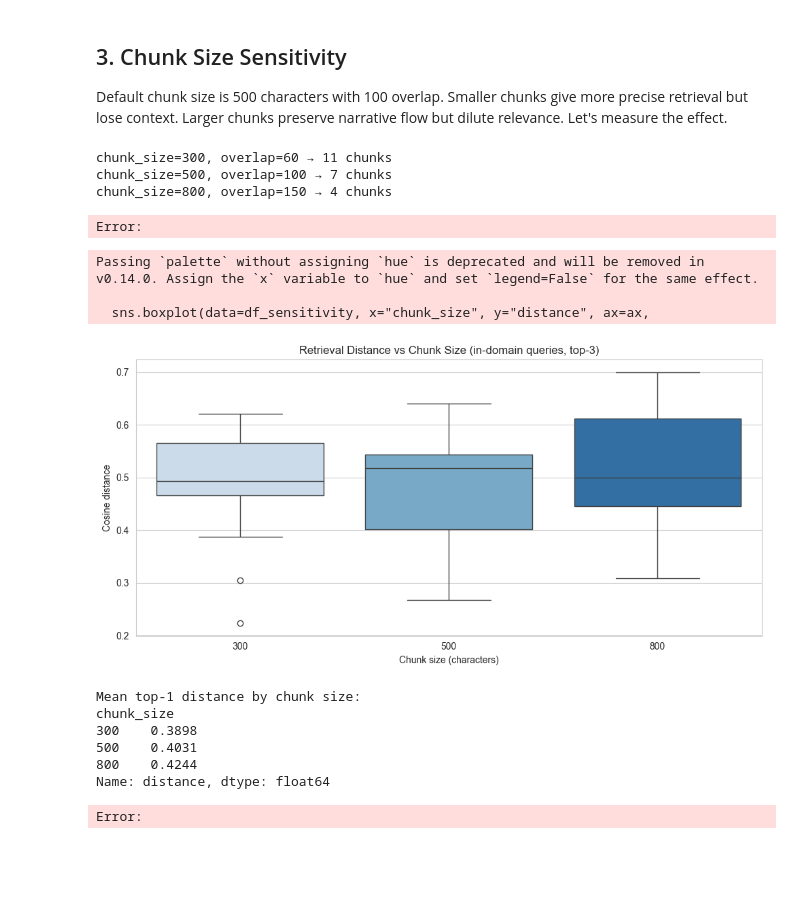
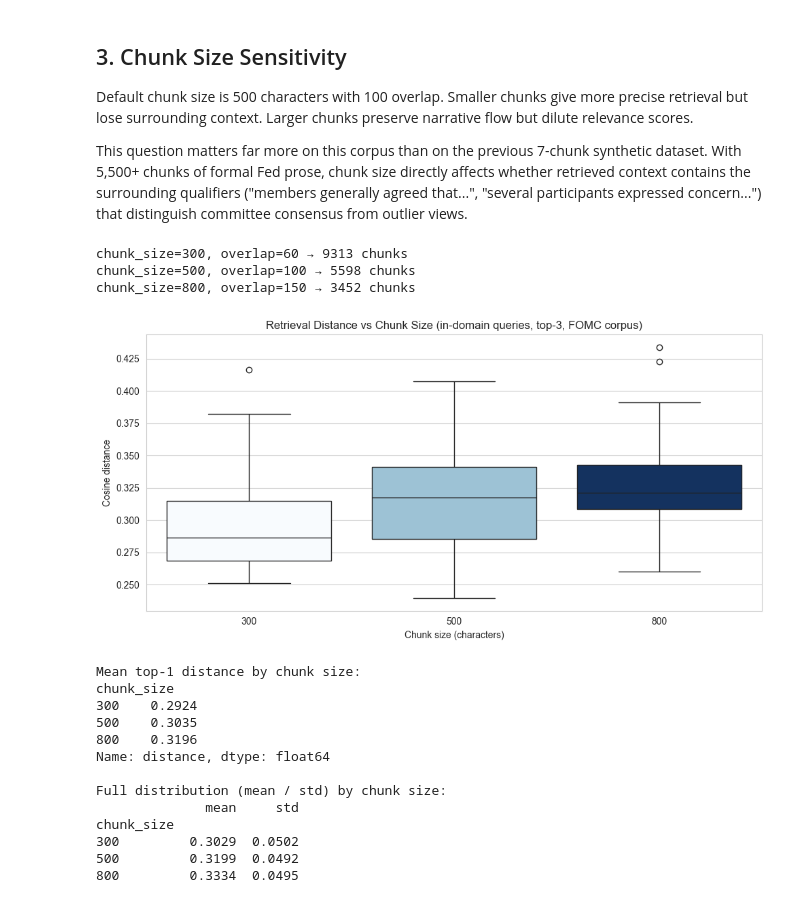
Before and after one commit to Dheerajc15/RiskPulse, a Jupyter notebook: notebooks/rag_market_data.ipynb, the cells around one changed output. Drawn from its saved outputs; the diff is of its cells as text; code cells hidden in the pictures; blank space fills up the shorter version.

```diff
--- a/notebooks/rag_market_data.ipynb
+++ b/notebooks/rag_market_data.ipynb
@@ -150,13 +248,17 @@ need recalibration.
 ## 3. Chunk Size Sensitivity
 
 Default chunk size is 500 characters with 100 overlap. Smaller chunks give
-more precise retrieval but lose context. Larger chunks preserve narrative
-flow but dilute relevance. Let's measure the effect.
+more precise retrieval but lose surrounding context. Larger chunks preserve
+narrative flow but dilute relevance scores.
+
+This question matters far more on this corpus than on the previous 7-chunk
+synthetic dataset. With 5,500+ chunks of formal Fed prose, chunk size
+directly affects whether retrieved context contains the surrounding
+qualifiers ("members generally agreed that...", "several participants
+expressed concern...") that distinguish committee consensus from outlier views.
 # %%
-def reingest_with_chunk_size(chunk_size: int, overlap: int) -> chromadb.Collection:
+def reingest_with_chunk_size(chunk_size: int, overlap: int):
     """Re-ingest docs into a fresh collection with custom chunk parameters."""
-    import glob
-
     client = chromadb.PersistentClient(path=CHROMA_PERSIST_DIR)
     coll_name = f"eval_chunk_{chunk_size}"
 
@@ -170,20 +272,26 @@ def reingest_with_chunk_size(chunk_size: int, overlap: int) -> chromadb.Collecti
     )
     collection = client.get_or_create_collection(name=coll_name, embedding_function=ef)
 
-    docs_dir = os.path.join("..", "data", "documents")
     all_chunks, all_metas, all_ids = [], [], []
-
-    for filepath in glob.glob(os.path.join(docs_dir, "*.txt")):
+    for filepath in sorted(glob.glob(os.path.join(DOCUMENTS_DIR, "*.txt"))):
         filename = os.path.basename(filepath)
         with open(filepath, "r", encoding="utf-8") as f:
             text = f.read()
         chunks = chunk_text(text, chunk_size=chunk_size, overlap=overlap)
         for i, chunk in enumerate(chunks):
+            if len(chunk) < 100:
+                continue
             all_chunks.append(chunk)
             all_metas.append({"source": filename, "chunk_index": i})
             all_ids.append(f"{filename}_{i}")
 
-    collection.add(documents=all_chunks, metadatas=all_metas, ids=all_ids)
+    BATCH = 5000
+    for s in range(0, len(all_chunks), BATCH):
+        collection.add(
+            documents=all_chunks[s:s+BATCH],
+            metadatas=all_metas[s:s+BATCH],
+            ids=all_ids[s:s+BATCH],
+        )
     return collection, len(all_chunks)
 
 
@@ -206,32 +314,39 @@ for size, overlap in chunk_configs:
 
 df_sensitivity = pd.DataFrame(sensitivity_results)
 # %% [output]
-chunk_size=300, overlap=60 → 11 chunks
-chunk_size=500, overlap=100 → 7 chunks
-chunk_size=800, overlap=150 → 4 chunks
+chunk_size=300, overlap=60 → 9313 chunks
+chunk_size=500, overlap=100 → 5598 chunks
+chunk_size=800, overlap=150 → 3452 chunks
-Error:
 # %%
 fig, ax = plt.subplots(figsize=(10, 5))
-sns.boxplot(data=df_sensitivity, x="chunk_size", y="distance", ax=ax,
-            palette="Blues")
-ax.set_title("Retrieval Distance vs Chunk Size (in-domain queries, top-3)")
+sns.boxplot(
+    data=df_sensitivity, x="chunk_size", y="distance", ax=ax,
+    hue="chunk_size", palette="Blues", legend=False,
+)
+ax.set_title("Retrieval Distance vs Chunk Size (in-domain queries, top-3, FOMC corpus)")
 ax.set_xlabel("Chunk size (characters)")
 ax.set_ylabel("Cosine distance")
 plt.tight_layout()
 plt.show()
 
 print("\nMean top-1 distance by chunk size:")
 top1 = df_sensitivity[df_sensitivity["rank"] == 1]
 print(top1.groupby("chunk_size")["distance"].mean().round(4))
+
+print("\nFull distribution (mean / std) by chunk size:")
+print(df_sensitivity.groupby("chunk_size")["distance"].agg(["mean", "std"]).round(4))
 # %% [output]
+[figure, new version]
-Passing `palette` without assigning `hue` is deprecated and will be removed in v0.14.0. Assign the `x` variable to `hue` and set `legend=False` for the same effect.
+Mean top-1 distance by chunk size:
+chunk_size
+300    0.2924
+500    0.3035
+800    0.3196
+Name: distance, dtype: float64
 
-  sns.boxplot(data=df_sensitivity, x="chunk_size", y="distance", ax=ax,
+Full distribution (mean / std) by chunk size:
+              mean     std
+chunk_size
+300         0.3029  0.0502
+500         0.3199  0.0492
+800         0.3334  0.0495
-[figure, old version]
-Mean top-1 distance by chunk size:
-chunk_size
-300    0.3898
-500    0.4031
-800    0.4244
-Name: distance, dtype: float64
-Error:
```
Also changed, not shown: parts of 27 cells of this notebook.
